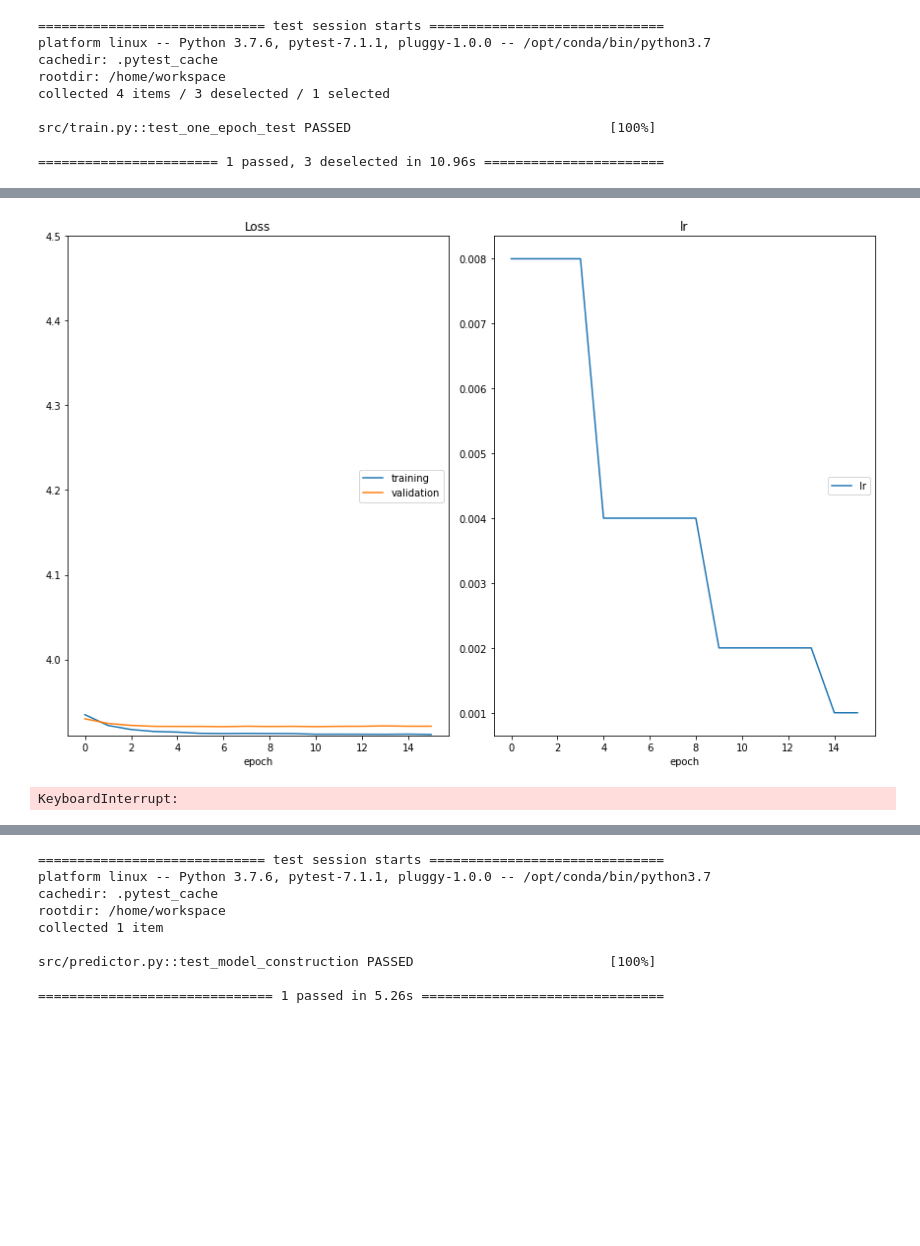
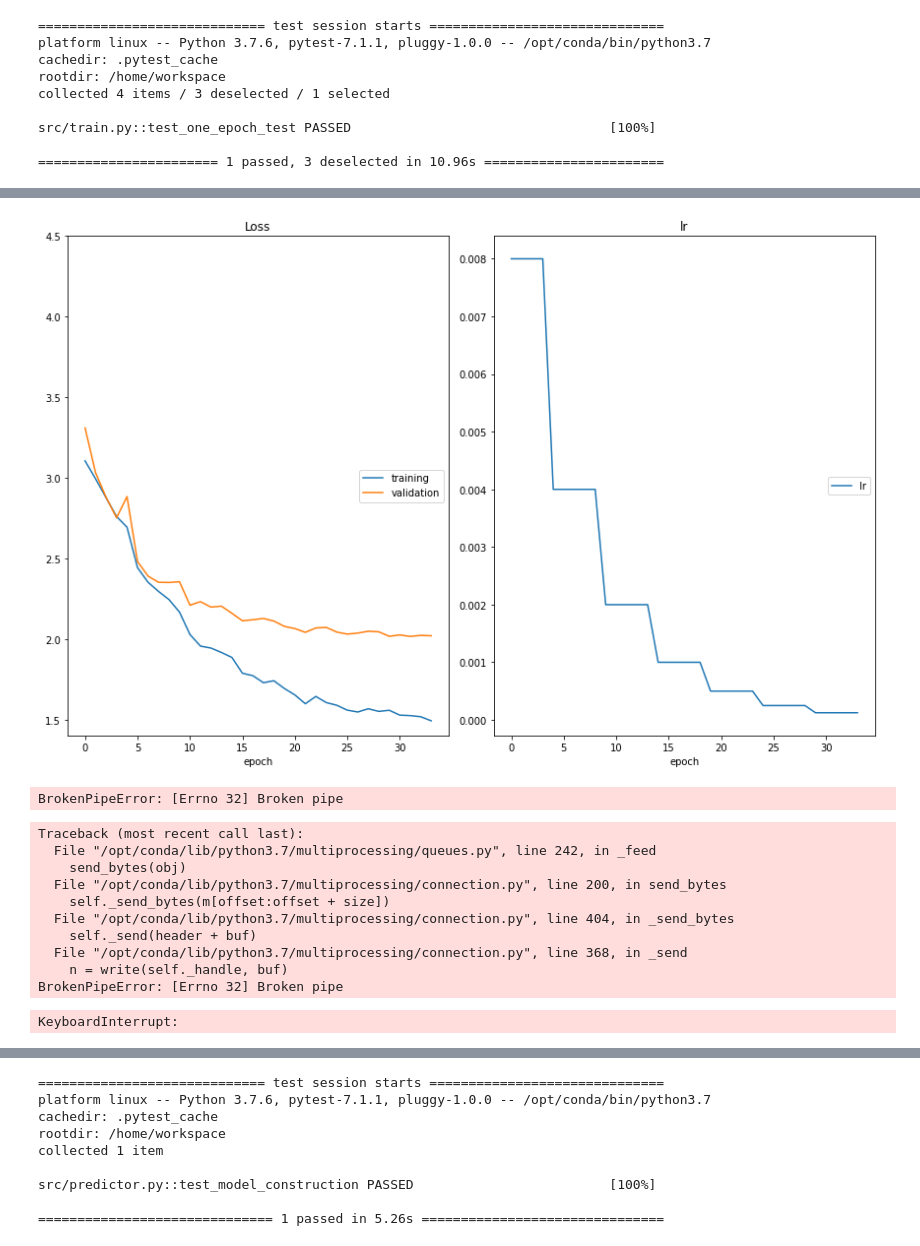
Before and after one commit to ZukoMuggel/Landmark-Classification, a Jupyter notebook: cnn_from_scratch.ipynb, the cells around one changed output, grey strips where cells are left out. Cells and saved outputs as stored; diff of their text form; code cells hidden in the pictures; blank space fills up the shorter version.

```diff
--- a/cnn_from_scratch.ipynb
+++ b/cnn_from_scratch.ipynb
@@ -384,31 +384,42 @@ Test Accuracy:  2% (25/1250)
 # %%
 from src.data import get_data_loaders
 from src.train import optimize
 from src.optimization import get_optimizer, get_loss
 from src.model import MyModel
 import torch
 
 model = MyModel(num_classes, dropout)
 model.load_state_dict(torch.load('./checkpoints/best_val_loss.pt'))
 # Get the optimizer using get_optimizer and the model you just created, the learning rate,
 # the optimizer and the weight decay specified in the previous cell
 optimizer = get_optimizer(model= model, optimizer=opt, learning_rate=learning_rate, weight_decay=weight_decay)
 # Get the loss using get_loss
 loss = get_loss()# YOUR CODE HERE
 
 
 optimize(
     data_loaders,
     model,
     optimizer,
     loss,
-    n_epochs=20,
+    n_epochs=50,
     save_path="checkpoints/best_val_loss.pt",
     interactive_tracking=True
 )
 # %% [output]
-[figure, old version]
+[figure, new version]
-KeyboardInterrupt:
+BrokenPipeError: [Errno 32] Broken pipe
+Traceback (most recent call last):
+  File "/opt/conda/lib/python3.7/multiprocessing/queues.py", line 242, in _feed
+    send_bytes(obj)
+  File "/opt/conda/lib/python3.7/multiprocessing/connection.py", line 200, in send_bytes
+    self._send_bytes(m[offset:offset + size])
+  File "/opt/conda/lib/python3.7/multiprocessing/connection.py", line 404, in _send_bytes
+    self._send(header + buf)
+  File "/opt/conda/lib/python3.7/multiprocessing/connection.py", line 368, in _send
+    n = write(self._handle, buf)
+BrokenPipeError: [Errno 32] Broken pipe
+KeyboardInterrupt:
 # %% [markdown]
 ---
 ## <img src="static_images/icons/noun-advance-2109145.png" alt=">" style="width:50px"/> Step 7: Export using torchscript
```
Also changed, not shown: parts of 6 cells of this notebook, 7 other files.
